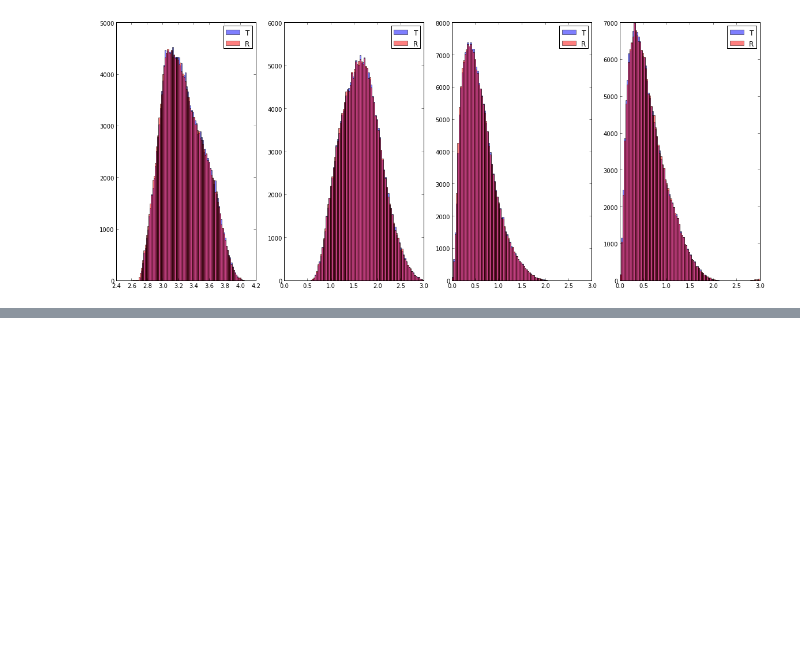
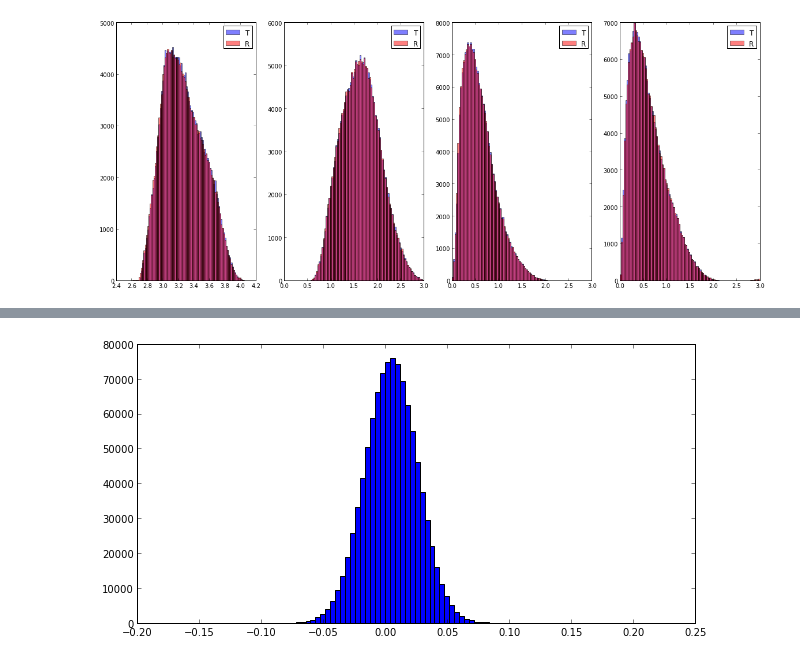
Before and after one commit to arjun-trivedi/ana2pi, a Jupyter notebook: scripts/python/nb-study_E1F_Simulation.ipynb, the cells around one changed output, grey strips where cells are left out. Cells and saved outputs as stored; diff of their text form; code cells hidden in the pictures; blank space fills up the shorter version.

```diff
--- a/scripts/python/nb-study_E1F_Simulation.ipynb
+++ b/scripts/python/nb-study_E1F_Simulation.ipynb
@@ -400,0 +233,6 @@ resolutions for pim = [0.016777181947001615, 0.17642347194858984, 0.035624006858
+# %%
+import numpy as np
+x=np.random.normal(0.005,0.021,1000000)
+n,bins,patches=plt.hist(x,100,range=(-.2,.2))
+# %% [output]
+[figure, added]
```
Also changed, not shown: parts of 7 cells of this notebook.
